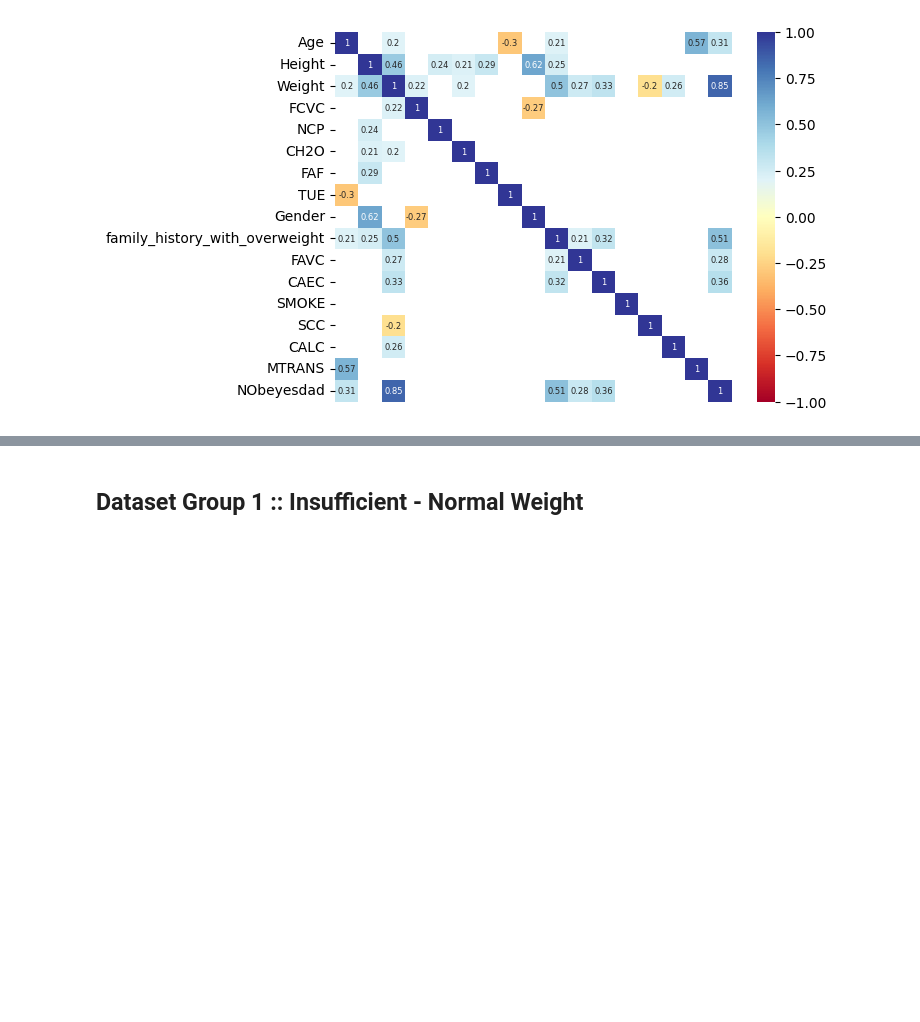
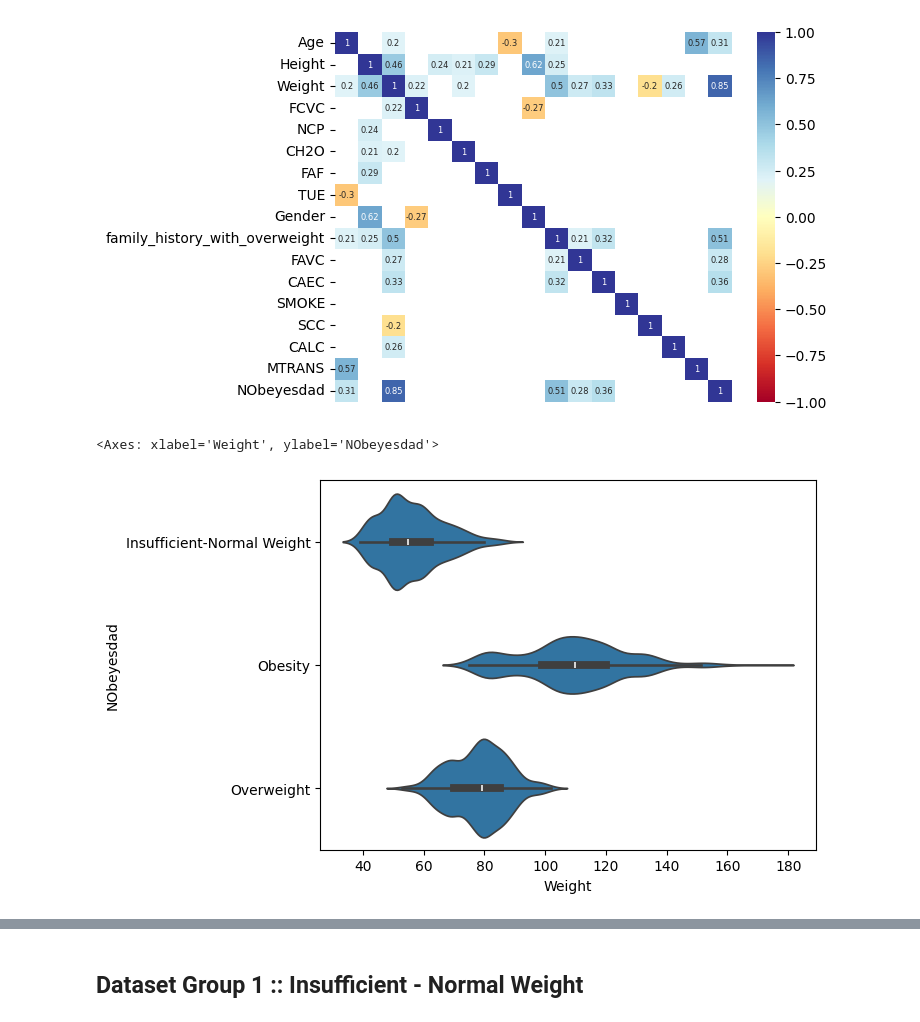
Before and after one commit to alexisuaguilaru/Obesity_Levels_Model, a Jupyter notebook: Exploratory_Data_Analysis/ExploratoryDataAnalysis.ipynb, the cells around one changed output, grey strips where cells are left out. Saved outputs shown, nothing was run; the diff lists cells and outputs as text; code cells hidden in the pictures; blank space fills up the shorter version.

Commit message:
MOD at Data Analysis section in EDA; add plots for dataset by groups

```diff
--- a/Exploratory_Data_Analysis/ExploratoryDataAnalysis.ipynb
+++ b/Exploratory_Data_Analysis/ExploratoryDataAnalysis.ipynb
@@ -30,7 +30,7 @@ for label in ObesityDataset_Raw.columns:
         else:
             NumericalFeatures.append(label)
 # %%
-def CapitalizeIfNecessary(value):
+def CapitalizeIfNecessary(value:str):
     """
         Function to capitalize 'no' and 'yes'
         strings
@@ -161,3 +162,8 @@ sns.heatmap(CorrelationMatrix_Groups,mask=MaskValues_Groups,cmap='RdYlBu',ytickl
 # %% [output]
 <Axes: >
 [figure]
+# %%
+sns.violinplot(ObesityDataset_Groups,x='Weight',y='NObeyesdad')
+# %% [output]
+<Axes: xlabel='Weight', ylabel='NObeyesdad'>
+[figure, added]
```
Also changed, not shown: parts of 4 cells of this notebook.
